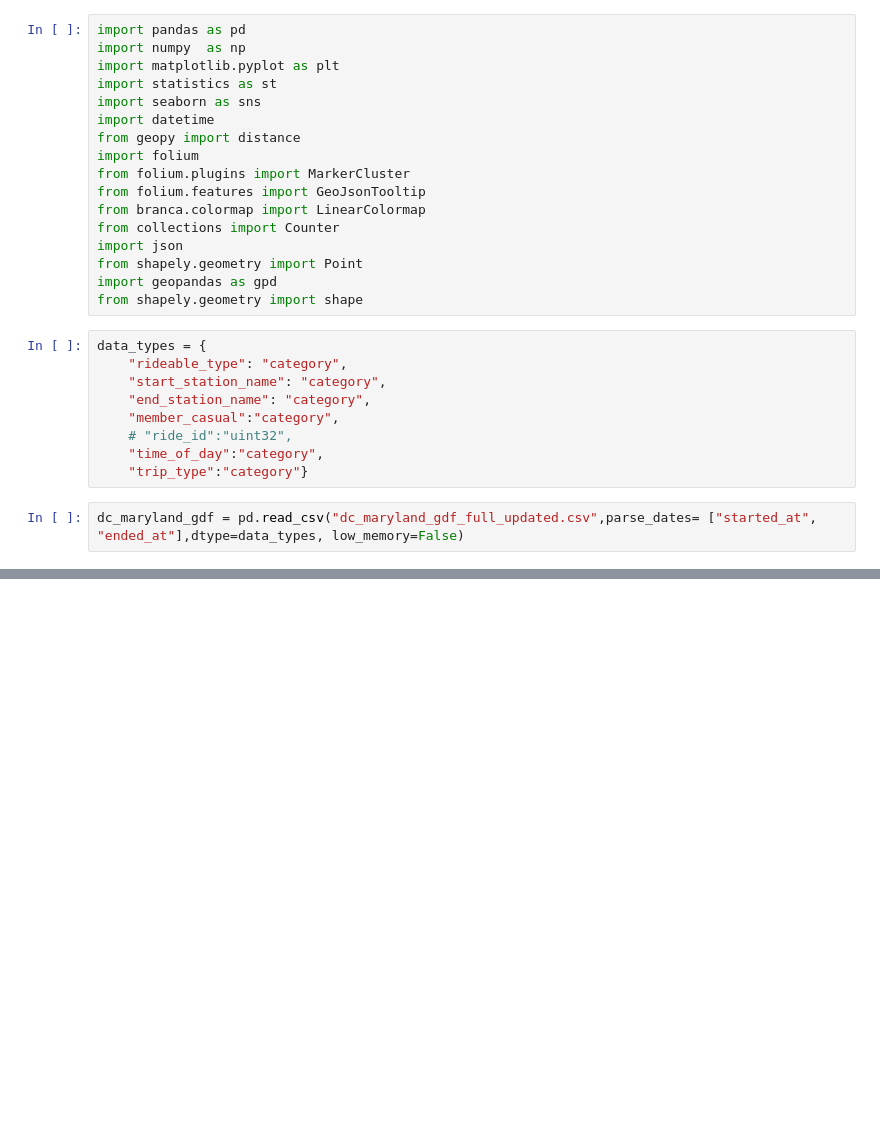
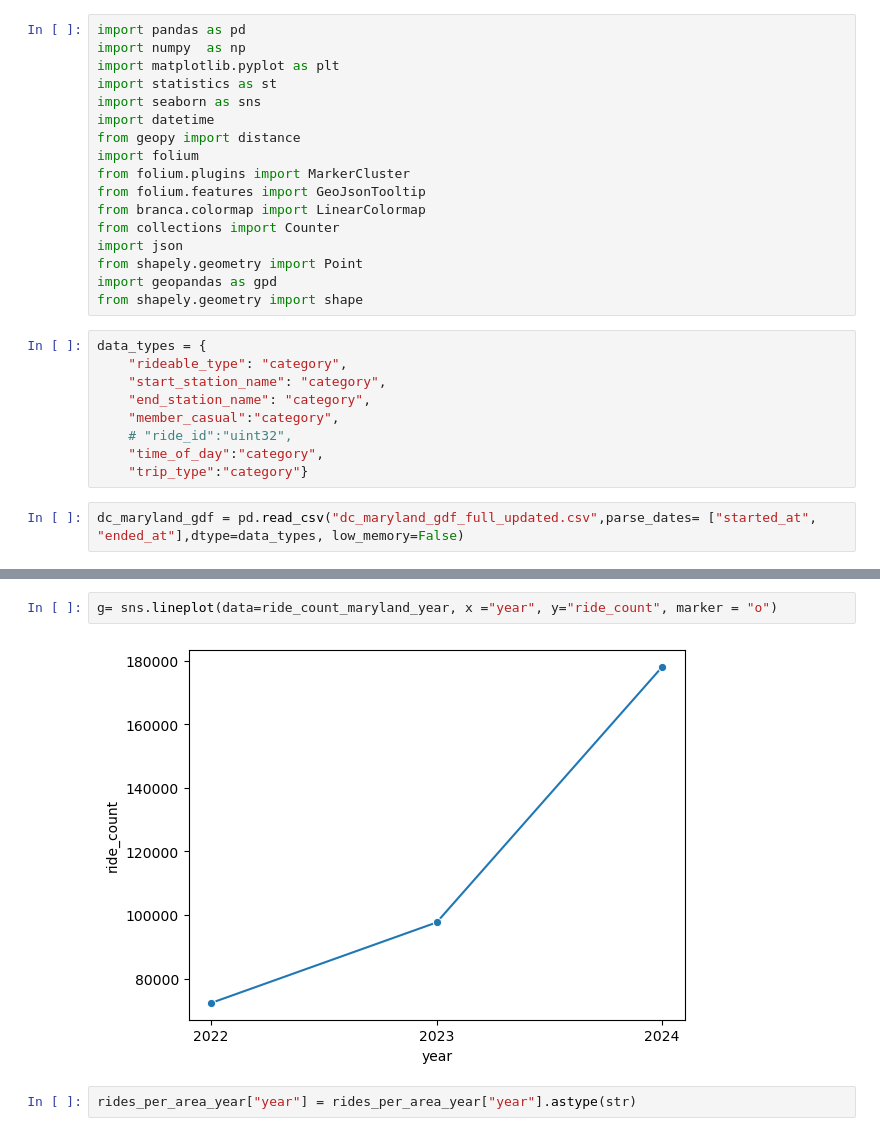
Before and after one commit to pabs-llama/projects, a Jupyter notebook: project_3_ capitalbikeshare/dc_maryland_workbook.ipynb, the cells around one changed output, grey strips where cells are left out. Cells and saved outputs as stored; diff of their text form; blank space fills up the shorter version.

```diff
--- a/project_3_ capitalbikeshare/dc_maryland_workbook.ipynb
+++ b/project_3_ capitalbikeshare/dc_maryland_workbook.ipynb
@@ -55,0 +121,6 @@ rides_per_ward
+# %%
+g= sns.lineplot(data=ride_count_maryland_year, x ="year", y="ride_count", marker = "o")
+# %% [output]
+[figure, added]
+# %%
+rides_per_area_year["year"] = rides_per_area_year["year"].astype(str)
```
Also changed, not shown: parts of 20 cells of this notebook.
